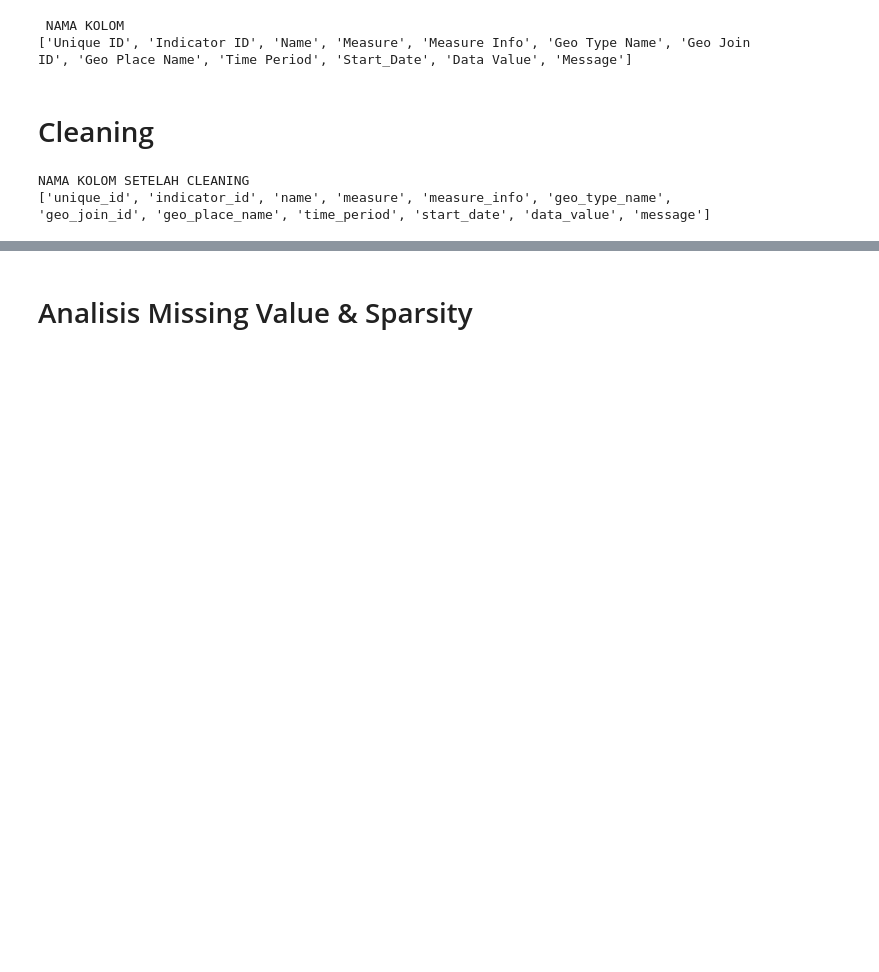
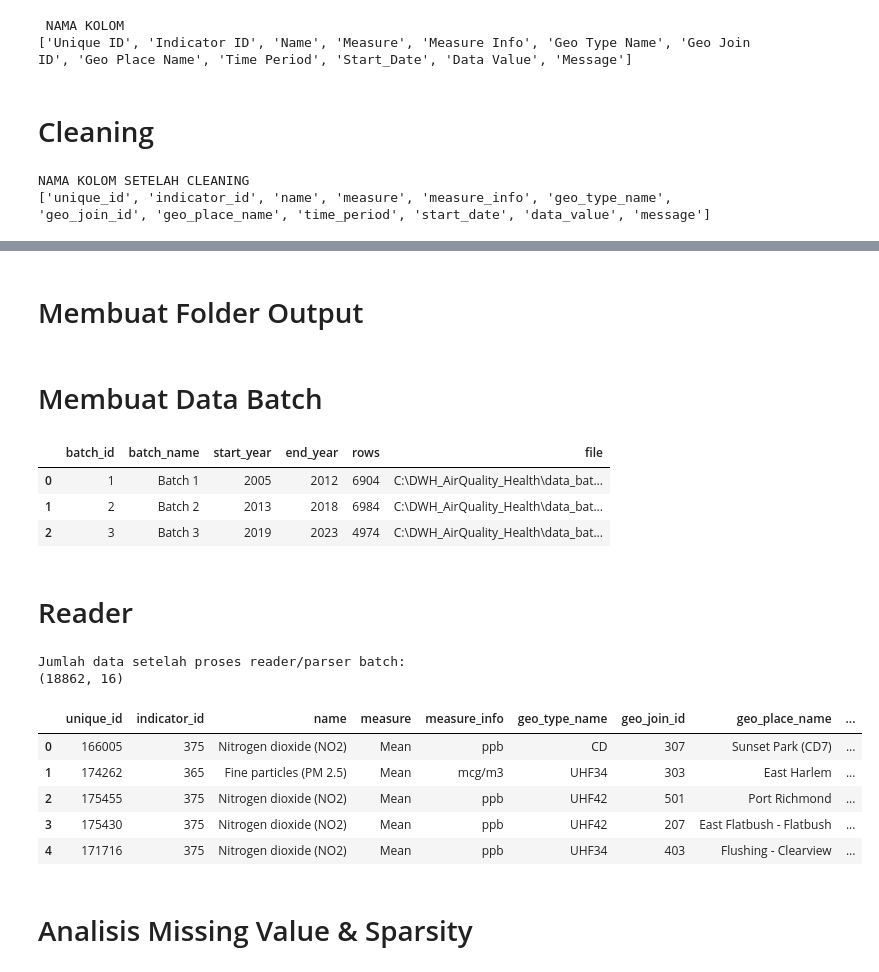
Before and after one commit to AdistiEkaNabila/AirHealthInsights_DataWarehouse, a Jupyter notebook: DWH_AirQuality_Health/notebooks/Projek Warehouse Fix_kelompok7.ipynb, the cells around one changed output, grey strips where cells are left out. Cells and saved outputs as stored; diff of their text form; code cells hidden in the pictures; blank space fills up the shorter version.

```diff
--- a/DWH_AirQuality_Health/notebooks/Projek Warehouse Fix_kelompok7.ipynb
+++ b/DWH_AirQuality_Health/notebooks/Projek Warehouse Fix_kelompok7.ipynb
@@ -85,3 +87,5 @@ df.head()
 | 2 | 876996 | 375 | Nitrogen dioxide (NO2) | Mean | ppb | UHF34 | 104 | Pelham - Throgs Neck | ... |
 | 3 | 876915 | 375 | Nitrogen dioxide (NO2) | Mean | ppb | UHF42 | 301 | Washington Heights | ... |
 | 4 | 878189 | 386 | Ozone (O3) | Mean | ppb | UHF34 | 302 | Central Harlem - Morningside Heights | ... |
+# %% [markdown]
+# Membuat Folder Output
@@ -88,3 +104,76 @@ df.head()
+# %% [markdown]
+# Membuat Data Batch
+# %%
+df["start_date"] = pd.to_datetime(
+    df["start_date"],
+    errors="coerce"
+)
+
+df["year"] = df["start_date"].dt.year
+df["month"] = df["start_date"].dt.month
+df["quarter"] = df["start_date"].dt.quarter
+
+years = sorted(df["year"].dropna().unique())
+year_groups = np.array_split(years, 3)
+
+batch_info = []
+
+for i, group in enumerate(year_groups, start=1):
+    start_year = int(min(group))
+    end_year = int(max(group))
+
+    batch = df[
+        (df["year"] >= start_year) &
+        (df["year"] <= end_year)
+    ].copy()
+
+    batch["batch_id"] = i
+
+    batch_file = project_dir / "data_batch" / f"batch_{i}_{start_year}_{end_year}.csv"
+    batch.to_csv(batch_file, index=False)
+
+    batch_info.append({
+        "batch_id": i,
+        "batch_name": f"Batch {i}",
+        "start_year": start_year,
+        "end_year": end_year,
+        "rows": len(batch),
+        "file": str(batch_file)
+    })
+
+batch_summary = pd.DataFrame(batch_info)
+
+batch_summary
+# %% [output]
+|  | batch_id | batch_name | start_year | end_year | rows | file |
+| 0 | 1 | Batch 1 | 2005 | 2012 | 6904 | C:\DWH_AirQuality_Health\data_bat... |
+| 1 | 2 | Batch 2 | 2013 | 2018 | 6984 | C:\DWH_AirQuality_Health\data_bat... |
+| 2 | 3 | Batch 3 | 2019 | 2023 | 4974 | C:\DWH_AirQuality_Health\data_bat... |
+# %% [markdown]
+# Reader
+# %%
+batch_list = []
+
+for _, row in batch_summary.iterrows():
+    batch_df = pd.read_csv(row["file"])
+    batch_df["batch_id"] = row["batch_id"]
+    batch_list.append(batch_df)
+
+df = pd.concat(batch_list, ignore_index=True)
+
+print("Jumlah data setelah proses reader/parser batch:")
+print(df.shape)
+
+df.head()
+# %% [output]
+Jumlah data setelah proses reader/parser batch:
+(18862, 16)
+|  | unique_id | indicator_id | name | measure | measure_info | geo_type_name | geo_join_id | geo_place_name | ... |
+| 0 | 166005 | 375 | Nitrogen dioxide (NO2) | Mean | ppb | CD | 307 | Sunset Park (CD7) | ... |
+| 1 | 174262 | 365 | Fine particles (PM 2.5) | Mean | mcg/m3 | UHF34 | 303 | East Harlem | ... |
+| 2 | 175455 | 375 | Nitrogen dioxide (NO2) | Mean | ppb | UHF42 | 501 | Port Richmond | ... |
+| 3 | 175430 | 375 | Nitrogen dioxide (NO2) | Mean | ppb | UHF42 | 207 | East Flatbush - Flatbush | ... |
+| 4 | 171716 | 375 | Nitrogen dioxide (NO2) | Mean | ppb | UHF34 | 403 | Flushing - Clearview | ... |
 # %% [markdown]
 # Analisis Missing Value & Sparsity
 # %%
```
Also changed, not shown: parts of 36 cells of this notebook, 1 other file.
